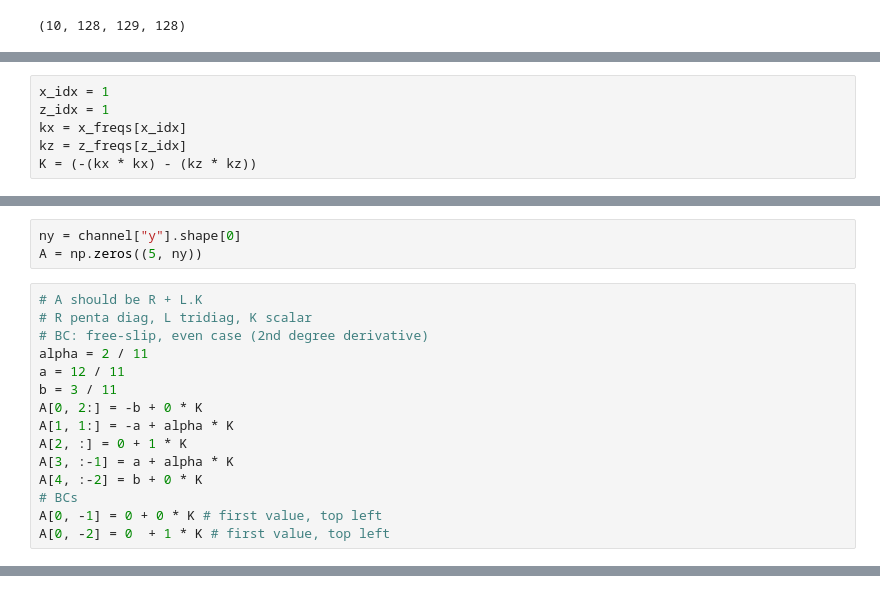
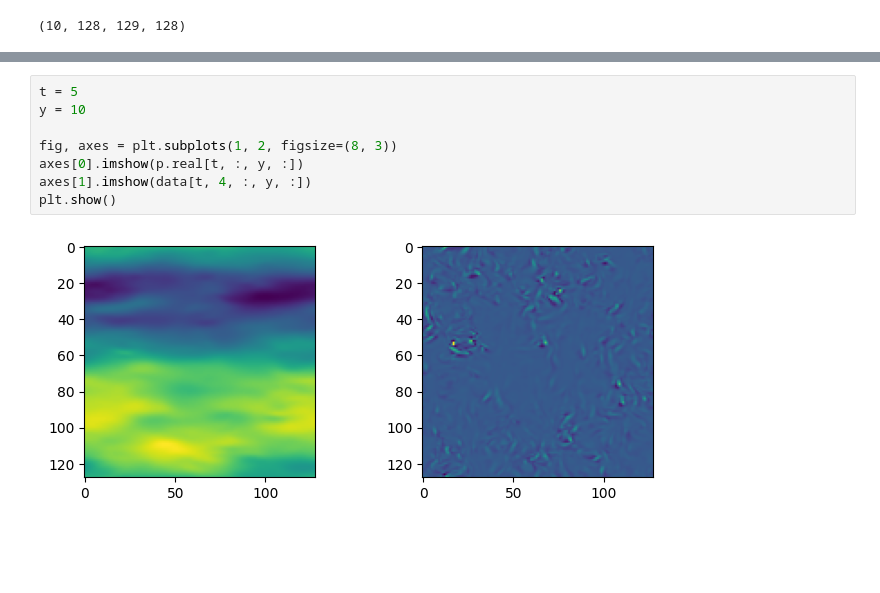
Before and after one commit to kz2wd/flow-diffuse, a Jupyter notebook: check_q-pressure.ipynb, the cells around one changed output, grey strips where cells are left out. Drawn from its saved outputs; the diff is of its cells as text; blank space fills up the shorter version.

```diff
--- a/check_q-pressure.ipynb
+++ b/check_q-pressure.ipynb
@@ -512,6 +395,0 @@ z_freqs = np.fft.fftfreq(nz, dz)
-# %%
-x_idx = 1
-z_idx = 1
-kx = x_freqs[x_idx]
-kz = z_freqs[z_idx]
-K = (-(kx * kx) - (kz * kz))
@@ -520,20 +396,2 @@ t = 0
-# %%
-ny = channel["y"].shape[0]
-A = np.zeros((5, ny))
-# %%
-# A should be R + L.K
-# R penta diag, L tridiag, K scalar
-# BC: free-slip, even case (2nd degree derivative)
-alpha = 2 / 11
-a = 12 / 11
-b = 3 / 11
-A[0, 2:] = -b + 0 * K
-A[1, 1:] = -a + alpha * K
-A[2, :] = 0 + 1 * K
-A[3, :-1] = a + alpha * K
-A[4, :-2] = b + 0 * K
-# BCs
-A[0, -1] = 0 + 0 * K # first value, top left
-A[0, -2] = 0  + 1 * K # first value, top left
 # %%
 def pressure_solve(channel, Q):
@@ -540,0 +479,10 @@ def pressure_solve(channel, Q):
+# %%
+t = 5
+y = 10
+
+fig, axes = plt.subplots(1, 2, figsize=(8, 3))
+axes[0].imshow(p.real[t, :, y, :])
+axes[1].imshow(data[t, 4, :, y, :])
+plt.show()
+# %% [output]
+[figure, added]
```
Also changed, not shown: parts of 59 cells of this notebook.
